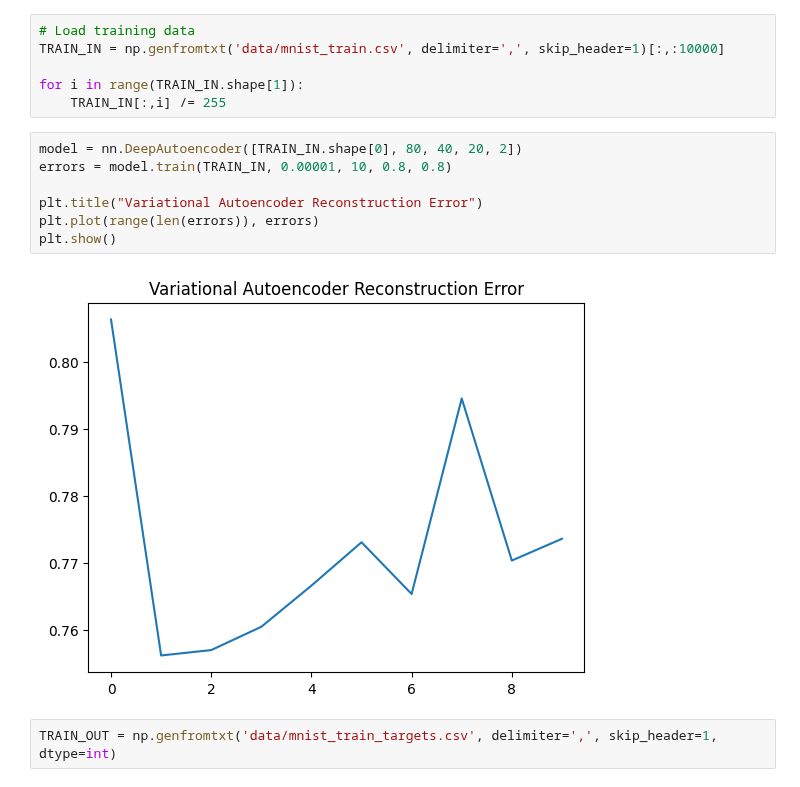
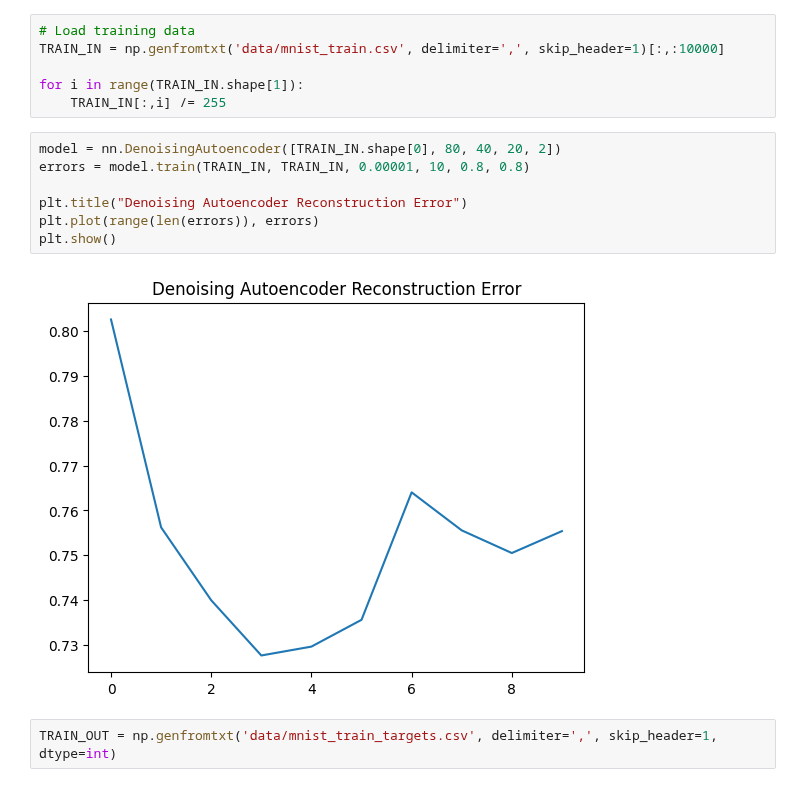
Before and after one commit to wyattbarber/Challenge-3, a Jupyter notebook: main_mnist.ipynb, the cells around one changed output. Saved outputs shown, nothing was run; the diff lists cells and outputs as text.

```diff
--- a/main_mnist.ipynb
+++ b/main_mnist.ipynb
@@ -12,14 +12,14 @@ TRAIN_IN = np.genfromtxt('data/mnist_train.csv', delimiter=',', skip_header=1)[:
 for i in range(TRAIN_IN.shape[1]):
     TRAIN_IN[:,i] /= 255
 # %%
-model = nn.DeepAutoencoder([TRAIN_IN.shape[0], 80, 40, 20, 2])
-errors = model.train(TRAIN_IN, 0.00001, 10, 0.8, 0.8)
+model = nn.DenoisingAutoencoder([TRAIN_IN.shape[0], 80, 40, 20, 2])
+errors = model.train(TRAIN_IN, TRAIN_IN, 0.00001, 10, 0.8, 0.8)
 
-plt.title("Variational Autoencoder Reconstruction Error")
+plt.title("Denoising Autoencoder Reconstruction Error")
 plt.plot(range(len(errors)), errors)
 plt.show()
 # %% [output]
-[figure, old version]
+[figure, new version]
 # %%
 TRAIN_OUT = np.genfromtxt('data/mnist_train_targets.csv', delimiter=',', skip_header=1, dtype=int)
 # %%
```
Also changed, not shown: parts of 2 cells of this notebook, 6 other files.
